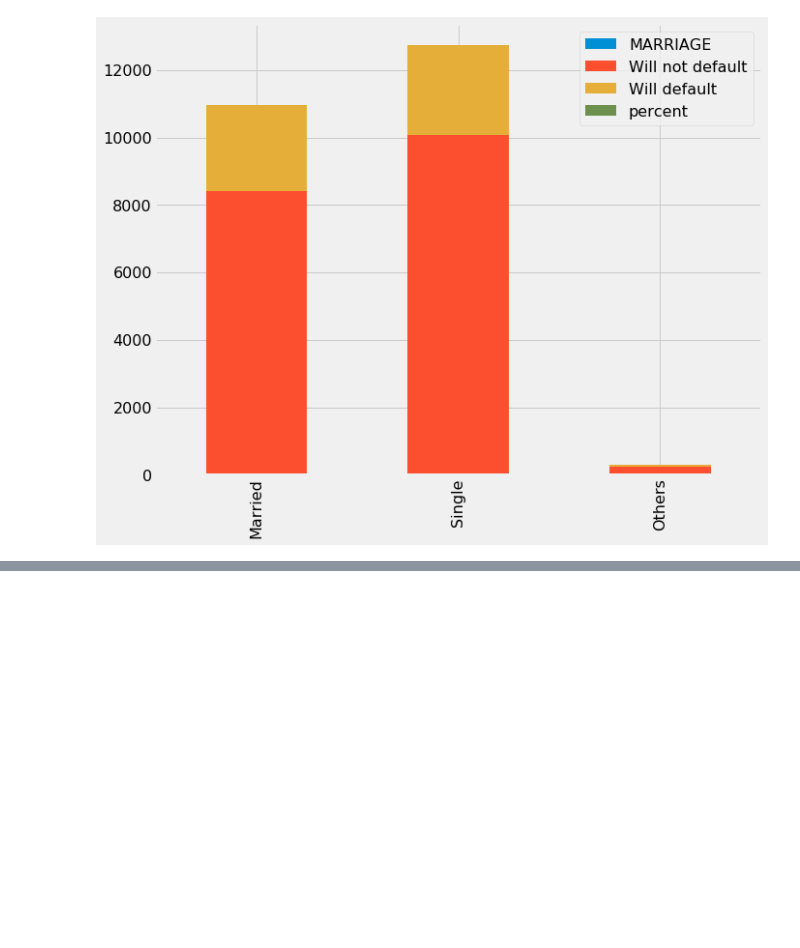
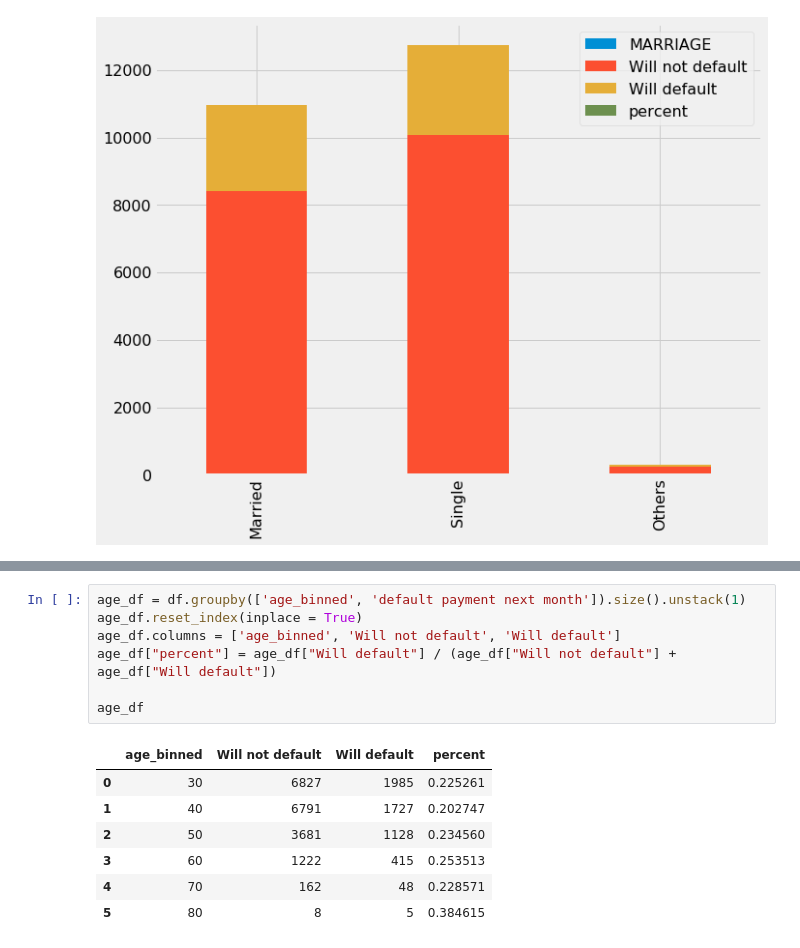
Before and after one commit to emilia329/CreditCard, a Jupyter notebook: EDA.ipynb, the cells around one changed output, grey strips where cells are left out. Saved outputs shown, nothing was run; the diff lists cells and outputs as text; blank space fills up the shorter version.

```diff
--- a/EDA.ipynb
+++ b/EDA.ipynb
@@ -304,0 +338,15 @@ marriage_df.plot(kind='bar',stacked=True, figsize=(10,8))
+# %%
+age_df = df.groupby(['age_binned', 'default payment next month']).size().unstack(1)
+age_df.reset_index(inplace = True)
+age_df.columns = ['age_binned', 'Will not default', 'Will default']
+age_df["percent"] = age_df["Will default"] / (age_df["Will not default"] + age_df["Will default"])
+
+age_df
+# %% [output]
+|  | age_binned | Will not default | Will default | percent |
+| 0 | 30 | 6827 | 1985 | 0.225261 |
+| 1 | 40 | 6791 | 1727 | 0.202747 |
+| 2 | 50 | 3681 | 1128 | 0.234560 |
+| 3 | 60 | 1222 | 415 | 0.253513 |
+| 4 | 70 | 162 | 48 | 0.228571 |
+| 5 | 80 | 8 | 5 | 0.384615 |
```
Also changed, not shown: parts of 4 cells of this notebook.
